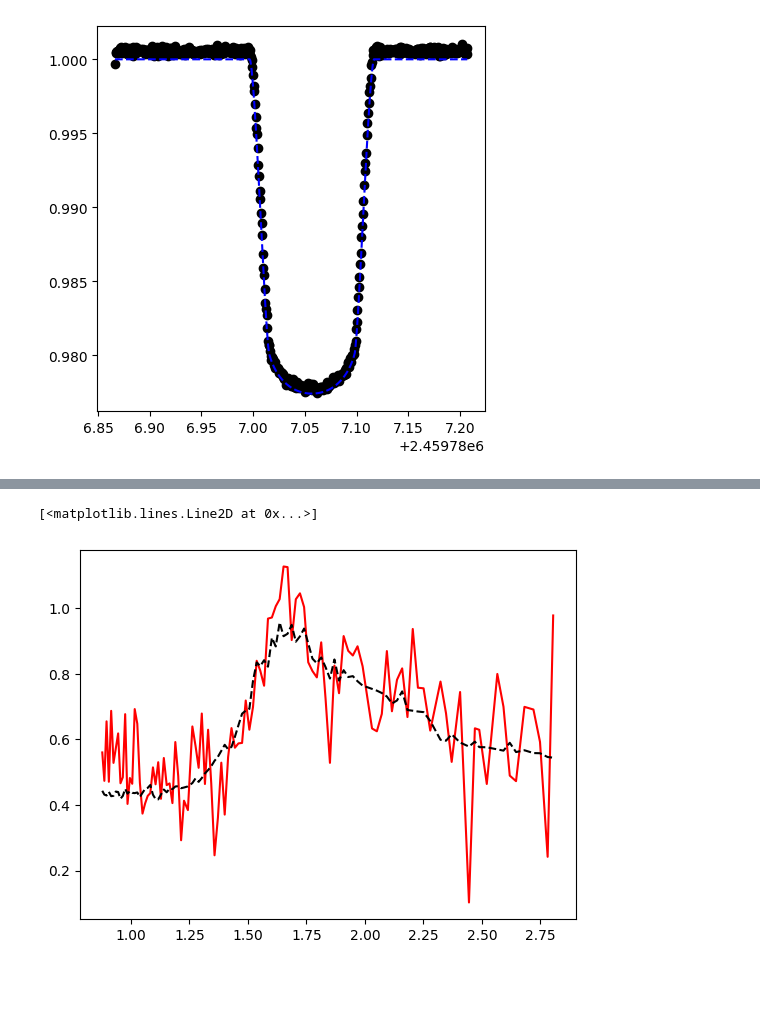
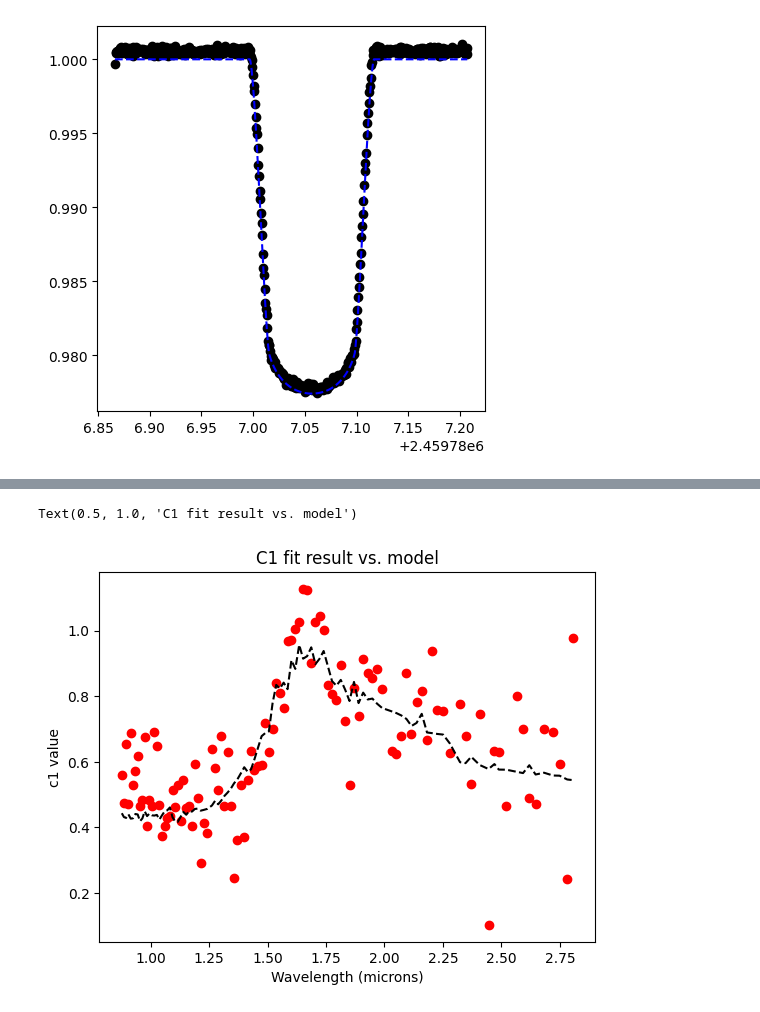
Before and after one commit to shashankdholakia/limb_darkening, a Jupyter notebook: WASP39_multiwav_fit.ipynb, the cells around one changed output, grey strips where cells are left out. Drawn from its saved outputs; the diff is of its cells as text; code cells hidden in the pictures; blank space fills up the shorter version.

```diff
--- a/WASP39_multiwav_fit.ipynb
+++ b/WASP39_multiwav_fit.ipynb
@@ -467,9 +486,6 @@ plt.plot(wmid, np.array(h5file['exotic-ld_quad'])[:,1], 'b--', label='u2 (theory
 # %%
 from limb_darkening_fit import four_param_limb_dark
 from jaxoplanet.experimental.limb_dark_poly_coeffs import calc_poly_coeffs
-
-
-u = calc_poly_coeffs(mu, intensity)
 # %%
 def model_4param(t, y_err, y=None):
 
@@ -596,7 +613,10 @@ plt.scatter(wmid, soln['depths'])
 # %%
-plt.plot(wmid, soln['c1'], 'r-', label='c1')
+plt.plot(wmid, soln['c1'], 'ro', label='c1')
 plt.plot(wmid, np.array(h5file['exotic-ld_nonlin_4para'])[:,0], 'k--', label='c1 (theory)')
+plt.xlabel("Wavelength (microns)")
+plt.ylabel("c1 value")
+plt.title("C1 fit result vs. model")
 # %% [output]
-[<matplotlib.lines.Line2D at 0x...>]
+Text(0.5, 1.0, 'C1 fit result vs. model')
-[figure, old version]
+[figure, new version]
 # %%
```
Also changed, not shown: parts of 18 cells of this notebook.
